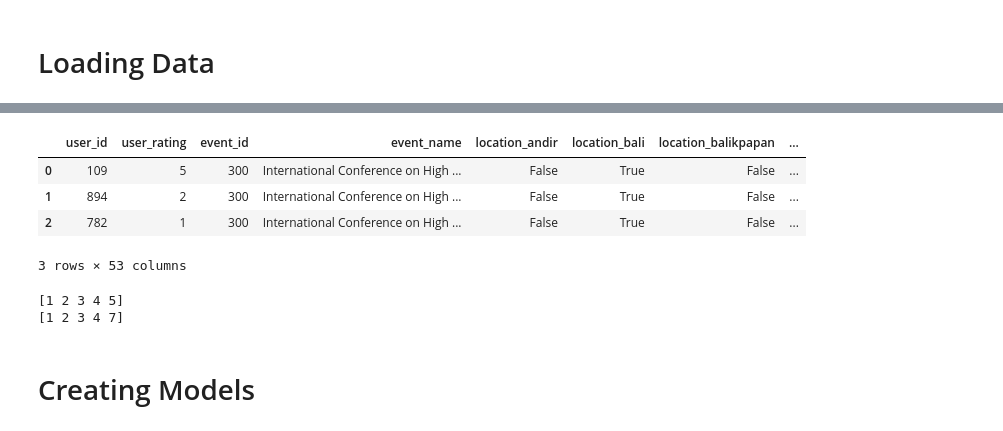
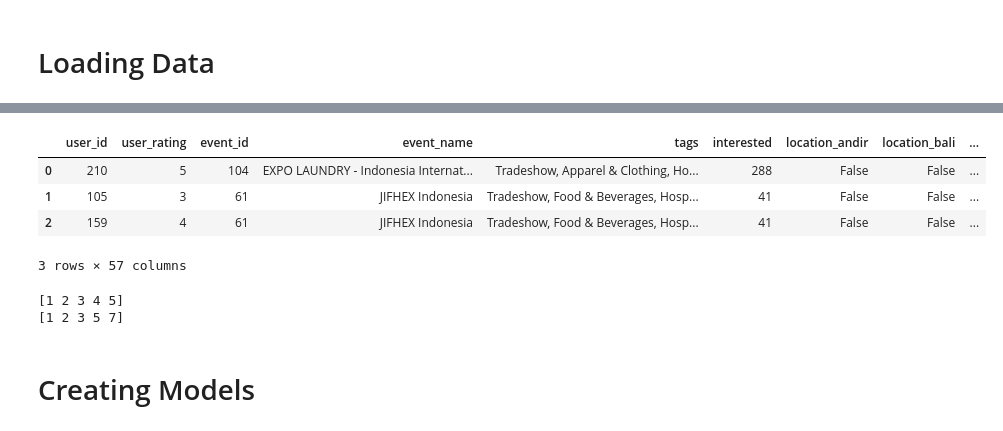
Before and after one commit to Bangkit-Capstone-CR23-PR565/ML-Model-Structuring, a Jupyter notebook: User Recommendation/User_Recommendation_v4.ipynb, the cells around one changed output, grey strips where cells are left out. Saved outputs shown, nothing was run; the diff lists cells and outputs as text; code cells hidden in the pictures.

```diff
--- a/User Recommendation/User_Recommendation_v4.ipynb
+++ b/User Recommendation/User_Recommendation_v4.ipynb
@@ -118,16 +118,20 @@ memory usage: 74.3+ KB
 # %%
 processed_df = pd.merge(ratings_df, events_df, left_on='event_id', right_on='id')
 location_df = pd.get_dummies(processed_df['location'])
 location_df.rename(columns=lambda x: f'location_{x}'.lower().replace(' ', '_'), inplace=True)
-processed_df = processed_df.drop(['id','date','description','interested','location','tags'],axis=1)
+# query tower: user_id
+# candidate tower: event_id
+# x: name, locations, tags, interested
+# y: user_rating
+processed_df = processed_df.drop(['id','date','description','location'],axis=1)
 processed_df = pd.concat([processed_df, location_df],axis=1)
 processed_df.head(3)
 # %% [output]
-|  | user_id | user_rating | event_id | event_name | location_andir | location_bali | location_balikpapan | ... |
-| 0 | 109 | 5 | 300 | International Conference on High ... | False | True | False | ... |
-| 1 | 894 | 2 | 300 | International Conference on High ... | False | True | False | ... |
-| 2 | 782 | 1 | 300 | International Conference on High ... | False | True | False | ... |
+|  | user_id | user_rating | event_id | event_name | tags | interested | location_andir | location_bali | ... |
+| 0 | 210 | 5 | 104 | EXPO LAUNDRY - Indonesia Internat... | Tradeshow, Apparel & Clothing, Ho... | 288 | False | False | ... |
+| 1 | 105 | 3 | 61 | JIFHEX Indonesia | Tradeshow, Food & Beverages, Hosp... | 41 | False | False | ... |
+| 2 | 159 | 4 | 61 | JIFHEX Indonesia | Tradeshow, Food & Beverages, Hosp... | 41 | False | False | ... |
-3 rows × 53 columns
+3 rows × 57 columns
 # %%
 ratings = tf.data.Dataset.from_tensor_slices(dict(processed_df))
 events = tf.data.Dataset.from_tensor_slices(dict(processed_df)).map(lambda x: x["event_id"])
@@ -151,7 +155,7 @@ print(unique_event_ids[:5])
 print(unique_user_ids[:5])
 # %% [output]
 [1 2 3 4 5]
-[1 2 3 4 7]
+[1 2 3 5 7]
 # %% [markdown]
 # Creating Models
 # %% [markdown]
```
Also changed, not shown: parts of 16 cells of this notebook, 2 other files.
